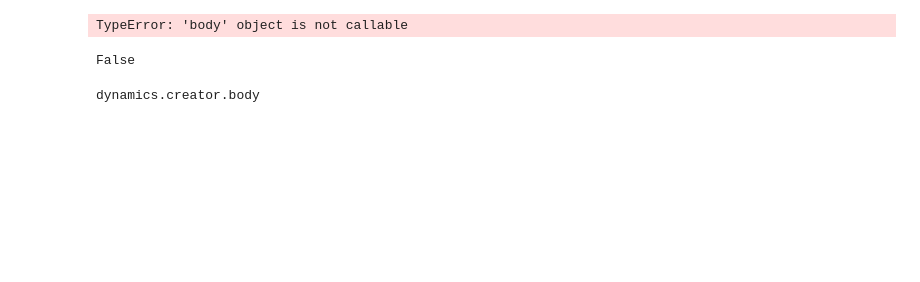
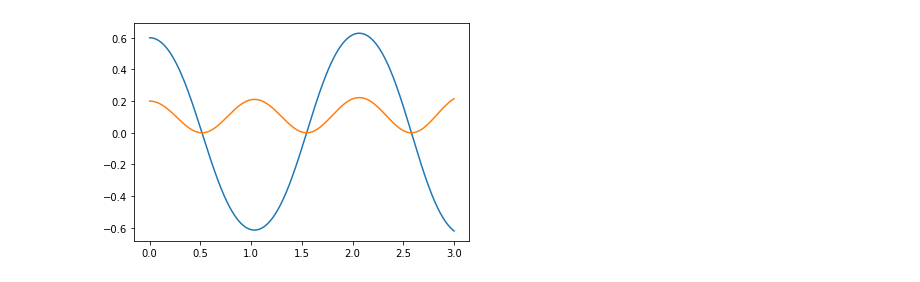
Before and after one commit to IvanCHC/Dynamics, a Jupyter notebook: examples/pendulum.ipynb, the cells around one changed output. Cells and saved outputs as stored; diff of their text form; code cells hidden in the pictures; blank space fills up the shorter version.

Commit message:
add new method to run simulation

```diff
--- a/examples/pendulum.ipynb
+++ b/examples/pendulum.ipynb
@@ -14,8 +17,10 @@ theta_ddot(t) + 9.80665*sin(theta(t))
 # %%
 import sympy as sp
 from sympy.physics.vector import dynamicsymbols
-mass_equ = expre.coeff(dynamicsymbols('theta_ddot'))
+mass_equ = expre.coeff(dynamicsymbols('xddot'))
 print(mass_equ)
-react_equ = -expre.subs(dynamicsymbols('theta_ddot'), 0)
+react_equ = sp.simplify(-expre.subs(dynamicsymbols('xddot'), 0))
 print(react_equ)
+acc = sp.simplify(react_equ / mass_equ)
+print(acc)
 # %% [output]
@@ -26,3 +29,0 @@ body = creator.create('body', Body, **{'mass':2, 'drag_coeff':0.1, 'length':2})
-# %%
-simulation = base.Simulation()
-simulation.register('body1', body)
@@ -37,12 +30,27 @@ simulation.mass()
-# %%
-body.__dict__
-# %% [output]
-TypeError: 'body' object is not callable
-# %%
-isinstance(body, type)
-# %% [output]
-False
-# %%
-type(body)
-# %% [output]
-dynamics.creator.body
+# %%
+s = 0.6
+v = 0
+t = 0
+dt = 5e-3
+
+s_rec = [s]
+v_rec = [v]
+t_rec = [t]
+# %%
+from dynamics.tools.solver import euler, improved_euler, RK2, RK4
+for i in range(500):
+
+    s, v, t = euler(acc, s, v, t, dynamicsymbols('x'),
+                    dynamicsymbols('xdot'), dt)
+
+    s_rec.append(s)
+    v_rec.append(v)
+    t_rec.append(t)
+# %%
+import matplotlib.pyplot as plt
+import numpy as np
+plt.plot(t_rec, s_rec)
+plt.plot(t_rec, simulation.mass.length-(simulation.mass.length**2 - np.array(s_rec)**2)**0.5)
+plt.show()
+# %% [output]
+[figure, added]
```
Also changed, not shown: parts of 8 cells of this notebook, 4 other files.
